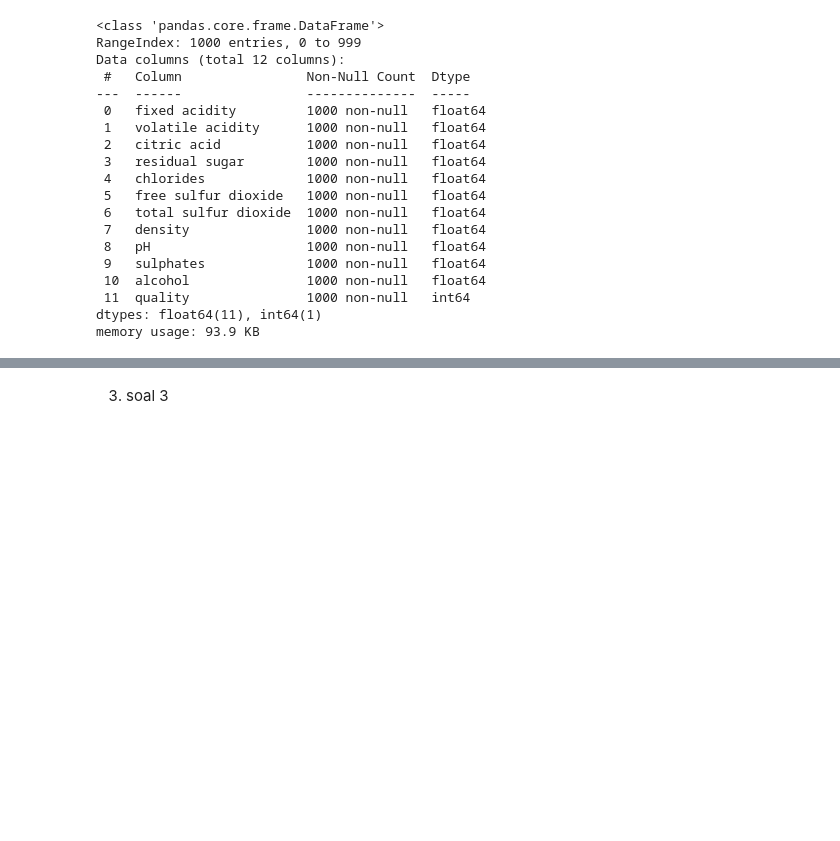
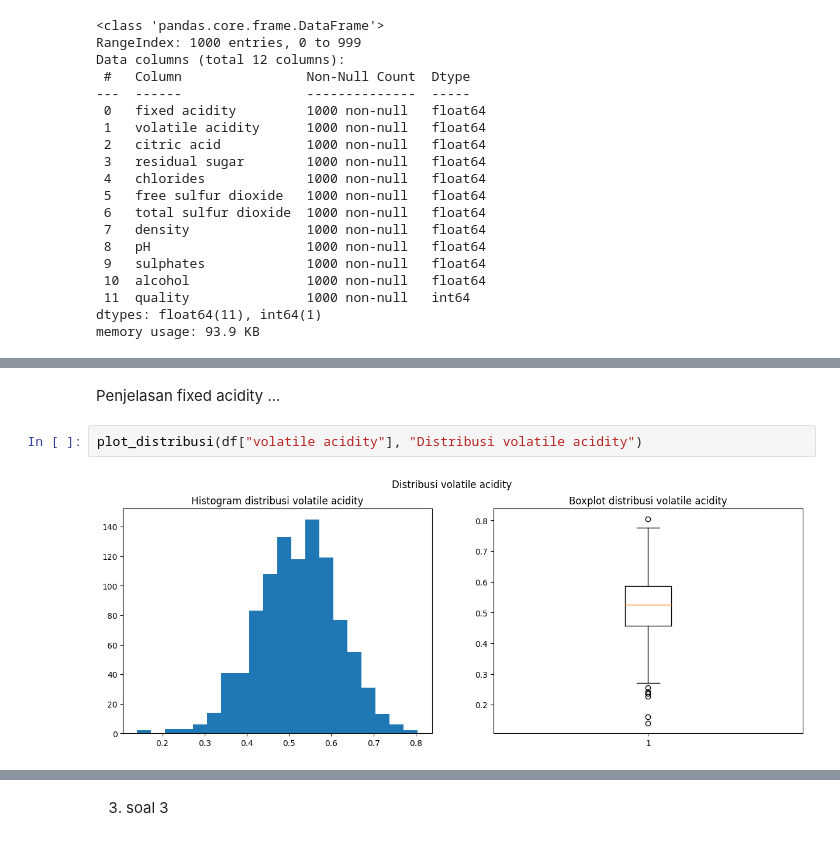
Before and after one commit to febryanarota/Tugas-Besar-Probstat, a Jupyter notebook: main.ipynb, the cells around one changed output, grey strips where cells are left out. Saved outputs shown, nothing was run; the diff lists cells and outputs as text; blank space fills up the shorter version.

```diff
--- a/main.ipynb
+++ b/main.ipynb
@@ -73,0 +88,7 @@ desc
+# %% [markdown]
+Penjelasan fixed acidity
+...
+# %%
+plot_distribusi(df["volatile acidity"], "Distribusi volatile acidity")
+# %% [output]
+[figure, added]
```
Also changed, not shown: parts of 26 cells of this notebook.
